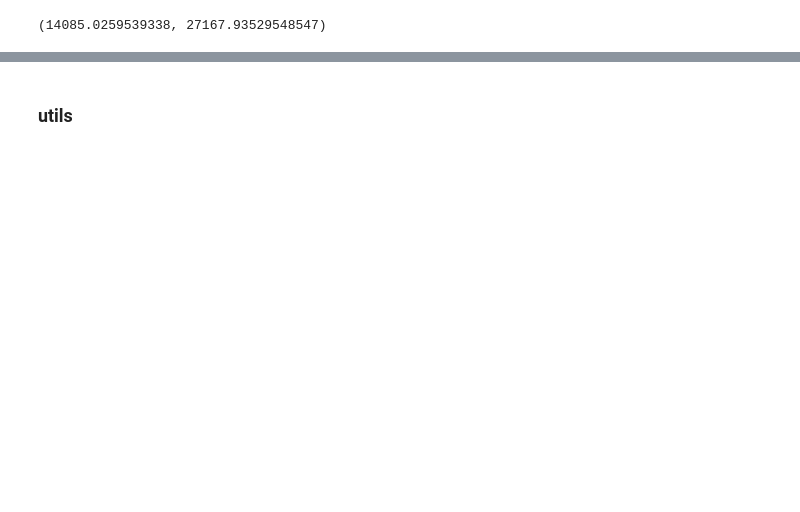
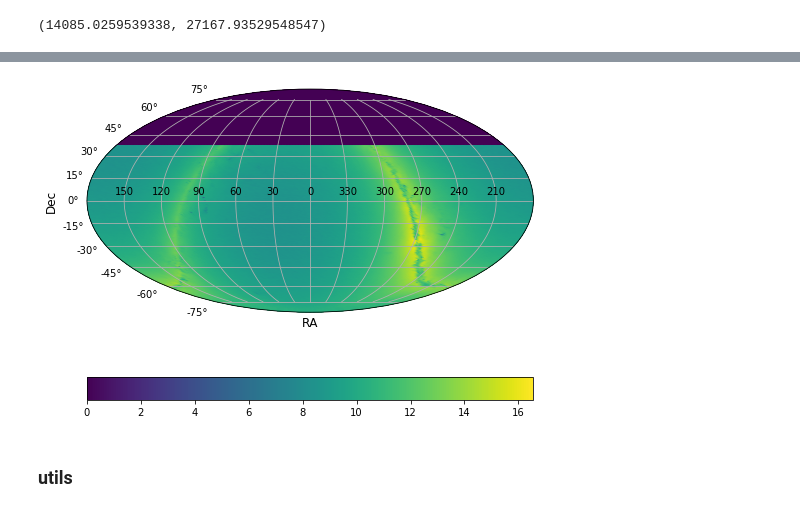
Before and after one commit to lmptc/PrestoColor2_Metric, a Jupyter notebook: SkyArea.ipynb, the cells around one changed output, grey strips where cells are left out. Drawn from its saved outputs; the diff is of its cells as text; code cells hidden in the pictures; blank space fills up the shorter version.

```diff
--- a/SkyArea.ipynb
+++ b/SkyArea.ipynb
@@ -58,3 +127,20 @@ plot_mwd(ax, x, y, c, title='', colorbar=False)
+# %%
+df = Fields
+
+fig, ax = plt.subplots(1, 1, figsize=(8, 8),
+                            subplot_kw={'projection': 'mollweide'});
+
+# remove by galactic coordinate
+# extra_gal = Fields['extra_gal'].values
+
+# df = df[extra_gal]
+x = df['fieldRa']
+y = df['fieldDec']
+# c = df['starDensity_r25']
+c = np.log(df['starDensity_r25']+1)
+plot_mwd(ax, x, y, c, title='')
+# %% [output]
+[figure, added]
 # %% [markdown]
 ### utils
 # %%
```
Also changed, not shown: parts of 8 cells of this notebook, 1 other file.
